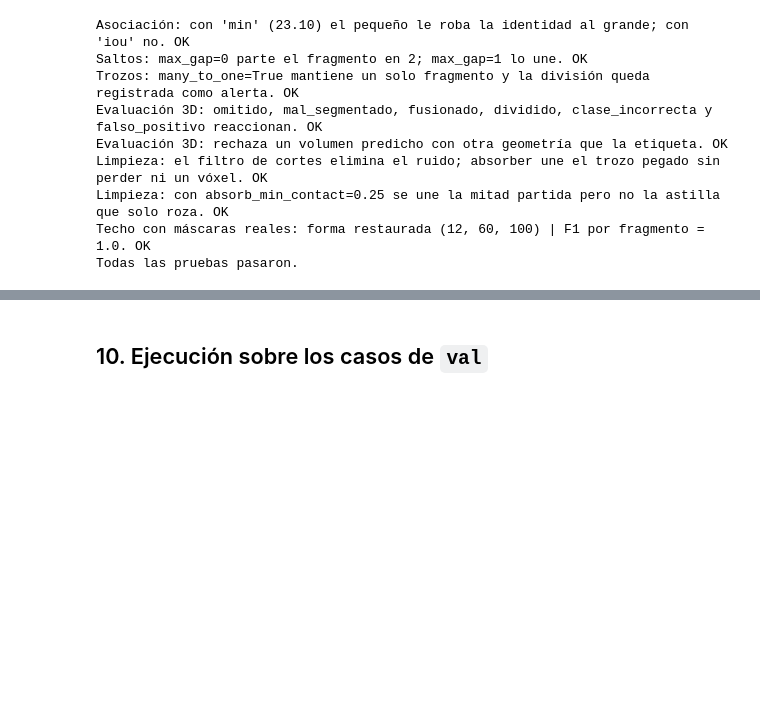
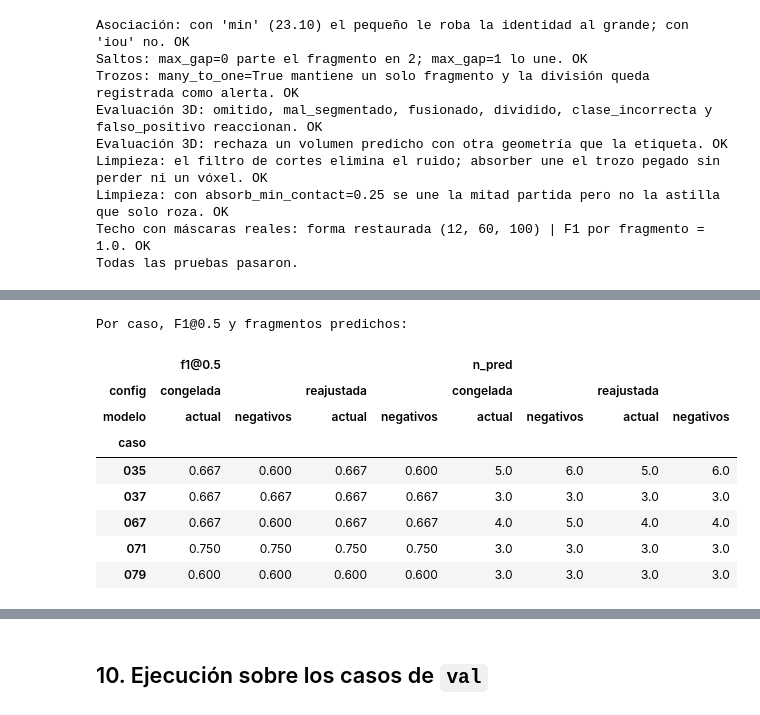
Before and after one commit to anniecorrea/proyecto_analitica_corte2, a Jupyter notebook: notebooks/salida_3d.ipynb, the cells around one changed output, grey strips where cells are left out. Cells and saved outputs as stored; diff of their text form; code cells hidden in the pictures; blank space fills up the shorter version.

Commit message:
Se corrio salida_3d con los negativos

```diff
--- a/notebooks/salida_3d.ipynb
+++ b/notebooks/salida_3d.ipynb
@@ -1321,3 +1321,73 @@ Limpieza: el filtro de cortes elimina el ruido; absorber une el trozo pegado sin
 Limpieza: con absorb_min_contact=0.25 se une la mitad partida pero no la astilla que solo roza. OK
 Techo con máscaras reales: forma restaurada (12, 60, 100) | F1 por fragmento = 1.0. OK
 Todas las pruebas pasaron.
+# %%
+# =====================================================================================================
+# Comparación 3D: modelo actual vs. modelo ajustado con cortes sin pelvis (negativos)
+# Pegar como celda NUEVA en salida_3d.ipynb, justo ANTES del título "## 10. Ejecución sobre los casos de val".
+# Correr: "Ejecutar todas las celdas anteriores" y luego esta. NO correr la sección 10 (reajusta y sobrescribe
+# config_3d.json). Esta celda no modifica ningún archivo de salida_3d: solo escribe en entrenamiento_negativos/.
+# =====================================================================================================
+REAJUSTAR = True     # además de la config congelada, reajusta la asociación 3D para CADA modelo con val (~5 min c/u)
+
+MODELOS_3D = {
+    "actual": MODELOS_DIR / "entrenamiento_multitarea" / "modelo_multitarea_final.pt",
+    "negativos": MODELOS_DIR / "entrenamiento_negativos" / "modelo_multitarea_negativos.pt",
+}
+for _nombre, _ruta in MODELOS_3D.items():
+    assert _ruta.is_file() and _ruta.stat().st_size > 10_000, f"falta {_ruta} (o es un puntero de Git LFS: git lfs pull)"
+
+CFG_CONGELADA, META_CONGELADA = load_config_3d(OUT_3D_DIR / "config_3d.json")
+print("Config 3D congelada (ajustada con el modelo actual):", META_CONGELADA.get("creado"), "|", META_CONGELADA.get("modelo"))
+SALIDA_NEG = METRICAS_DIR / "entrenamiento_negativos"
+SALIDA_NEG.mkdir(parents=True, exist_ok=True)
+BASE_CFG_3D = {"decode": dict(CFG_DECODE), "link": dict(CFG_LINK), "post": dict(CFG_POST)}
+METRICAS_3D = ["n_gt", "n_pred", "sobre_segmentacion", "precision@0.5", "recall@0.5", "f1@0.5", "dice_regiones"]
+
+filas, vacios = [], []
+for nombre, ruta in MODELOS_3D.items():
+    comp_m, _ = build_components_from_export(ruta)
+    casos_m = []
+    for case_id in CASES["val"]:
+        volume, label, header = load_case_volumes(case_id, with_label=True, with_image=True)
+        bundle = infer_case(comp_m, case_id, CFG_SLICE, volume=volume, image_itk=header, verbose=False)
+        sin_pelvis = ~(label > 0).any(axis=(1, 2))
+        vacios.append({"modelo": nombre, "caso": case_id, "cortes_sin_pelvis": int(sin_pelvis.sum()),
+                       "sin_pelvis_con_caja": int((bundle["has_seg"] & sin_pelvis).sum())})
+        casos_m.append(CaseData(bundle, label, header))
+        del volume
+        gc.collect()
+
+    configs = {"congelada": CFG_CONGELADA}
+    if REAJUSTAR:
+        configs["reajustada"], _ = tune_pipeline(casos_m, BASE_CFG_3D, plan=DEFAULT_TUNE_PLAN, stride=2, rounds=1, verbose=False)
+    for tipo, cfg in configs.items():
+        _, conteos = evaluate_config(casos_m, cfg, stride=1)
+        for case_id, k in zip(CASES["val"], conteos):
+            filas.append({"modelo": nombre, "config": tipo, "caso": case_id, **summarize_counts(k)})
+        filas.append({"modelo": nombre, "config": tipo, "caso": "TODOS", **summarize_counts(sum_counts(conteos))})
+    del comp_m, casos_m
+    gc.collect()
+    if torch.cuda.is_available():
+        torch.cuda.empty_cache()
+
+tabla_3d = pd.DataFrame(filas)
+tabla_3d.to_csv(SALIDA_NEG / "salida_3d_comparacion_val.csv", index=False)
+tabla_vacios = pd.DataFrame(vacios)
+tabla_vacios.to_csv(SALIDA_NEG / "salida_3d_cortes_vacios_val.csv", index=False)
+
+print("\nTotal de val (5 casos):")
+display(tabla_3d[tabla_3d["caso"] == "TODOS"].set_index(["config", "modelo"])[METRICAS_3D].round(3))
+print("Por caso, F1@0.5 y fragmentos predichos:")
+display(tabla_3d[tabla_3d["caso"] != "TODOS"].pivot_table(index="caso", columns=["config", "modelo"],
+                                                          values=["f1@0.5", "n_pred"]).round(3))
+print("Cortes sin pelvis que llegan al decoder (tienen alguna caja):")
+display(tabla_vacios.pivot_table(index="caso", columns="modelo", values="sin_pelvis_con_caja", aggfunc="sum", margins=True))
+
+# Comprobación: el modelo actual con la config congelada debe reproducir resultado_val_config_ajustada.csv
+_guardado = pd.read_csv(OUT_3D_DIR / "resultado_val_config_ajustada.csv", dtype={"caso": str}).set_index("caso").loc["TODOS"]
+_ahora = tabla_3d.query("modelo == 'actual' and config == 'congelada' and caso == 'TODOS'").iloc[0]
+print(f"Reproducción del modelo actual: F1@0.5 {_ahora['f1@0.5']:.3f} (guardado {_guardado['f1@0.5']:.3f}) | "
+      f"fragmentos {int(_ahora['n_pred'])} (guardado {int(_guardado['n_pred'])})")
+print("Guardado en", SALIDA_NEG / "salida_3d_comparacion_val.csv", "y", SALIDA_NEG / "salida_3d_cortes_vacios_val.csv")
+# %% [output]
@@ -1323,0 +1403,10 @@ Todas las pruebas pasaron.
+Por caso, F1@0.5 y fragmentos predichos:
+|  | f1@0.5 |  |  |  | n_pred |  |  |  |
+| config | congelada |  | reajustada |  | congelada |  | reajustada |  |
+| modelo | actual | negativos | actual | negativos | actual | negativos | actual | negativos |
+| caso |  |  |  |  |  |  |  |  |
+| 035 | 0.667 | 0.600 | 0.667 | 0.600 | 5.0 | 6.0 | 5.0 | 6.0 |
+| 037 | 0.667 | 0.667 | 0.667 | 0.667 | 3.0 | 3.0 | 3.0 | 3.0 |
+| 067 | 0.667 | 0.600 | 0.667 | 0.667 | 4.0 | 5.0 | 4.0 | 4.0 |
+| 071 | 0.750 | 0.750 | 0.750 | 0.750 | 3.0 | 3.0 | 3.0 | 3.0 |
+| 079 | 0.600 | 0.600 | 0.600 | 0.600 | 3.0 | 3.0 | 3.0 | 3.0 |
```
Also changed, not shown: parts of 4 cells of this notebook.
